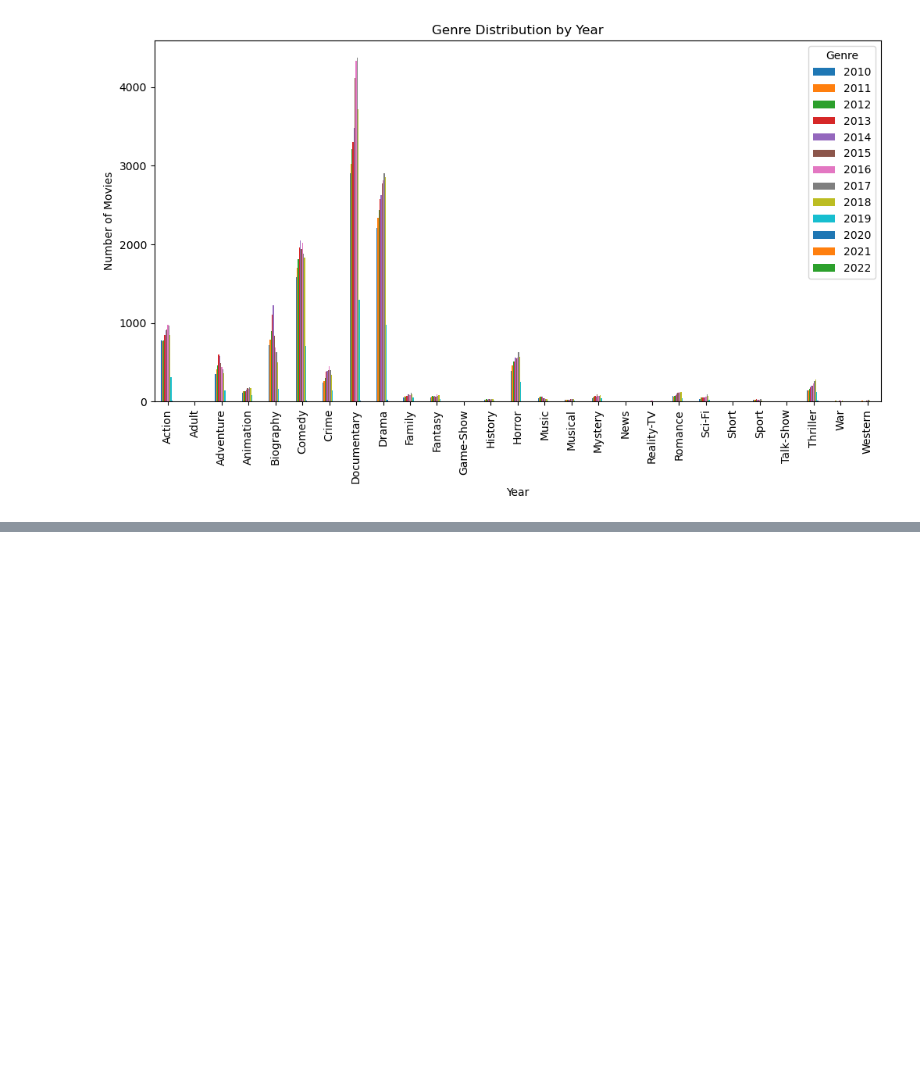
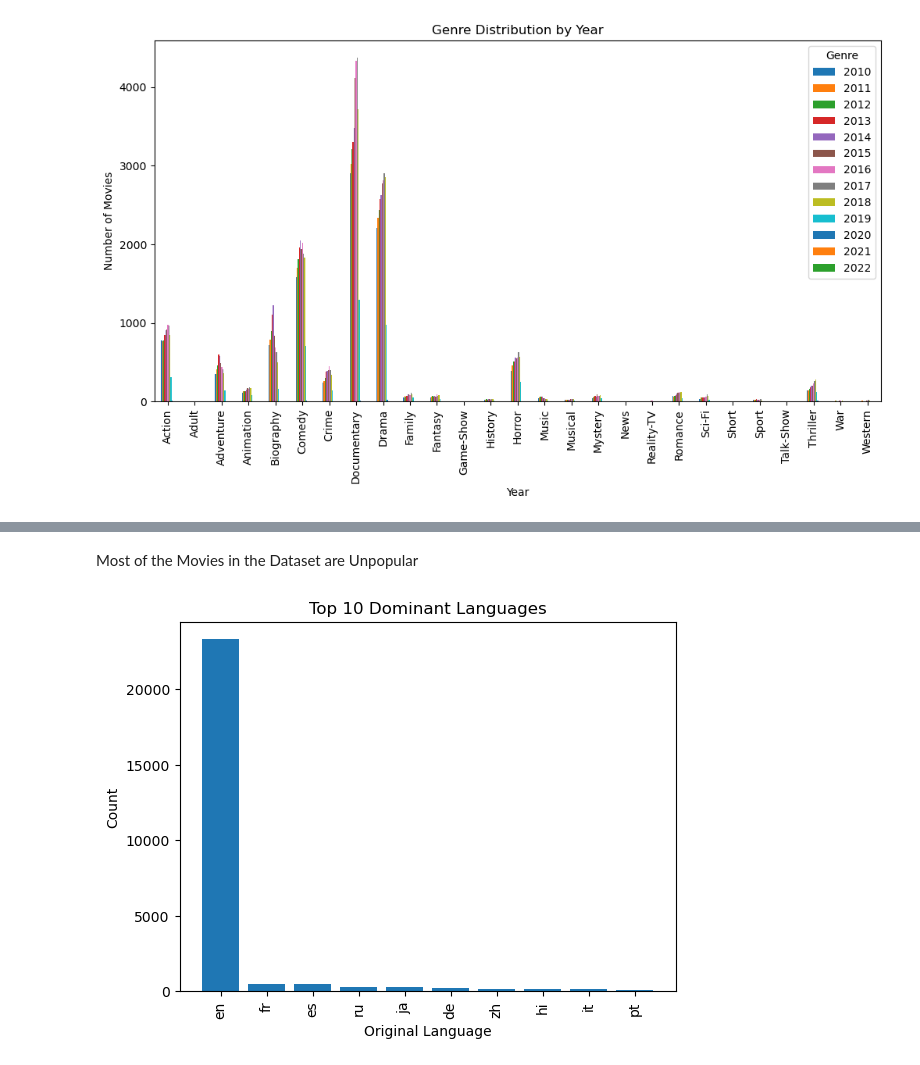
Before and after one commit to Ivan3864/Microsoft-Movie-Studio-Analysis, a Jupyter notebook: insight.ipynb, the cells around one changed output, grey strips where cells are left out. Saved outputs shown, nothing was run; the diff lists cells and outputs as text; code cells hidden in the pictures; blank space fills up the shorter version.

```diff
--- a/insight.ipynb
+++ b/insight.ipynb
@@ -505,0 +533,14 @@ plt.show()
+# %% [markdown]
+Most of the Movies in the Dataset are Unpopular
+# %%
+#Analysis of  the language distribution.
+top_languages = language_counts.head(10)  # Select the top 10 dominant languages
+
+plt.bar(top_languages.index, top_languages.values)
+plt.xlabel('Original Language')
+plt.ylabel('Count')
+plt.title('Top 10 Dominant Languages')
+plt.xticks(rotation=90)
+plt.show()
+# %% [output]
+[figure, added]
```
Also changed, not shown: parts of 5 cells of this notebook.
